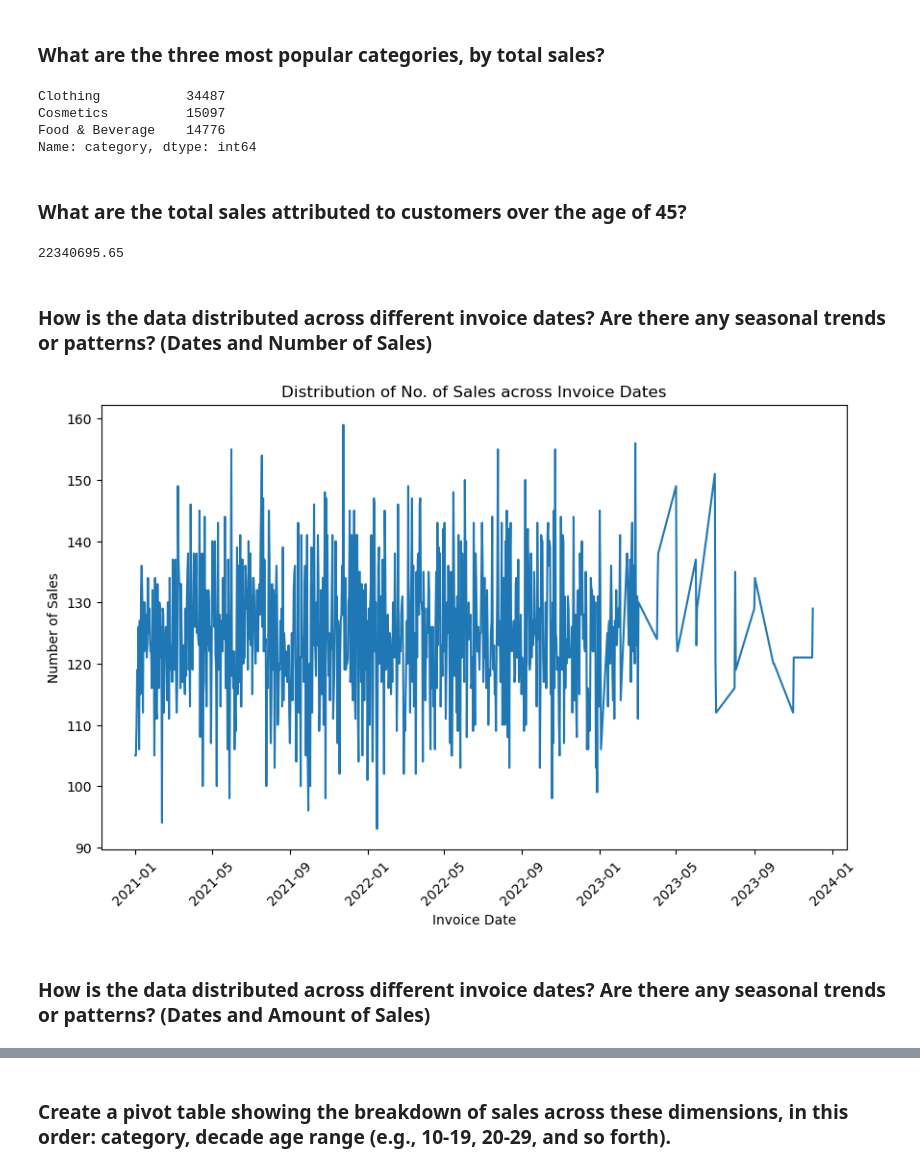
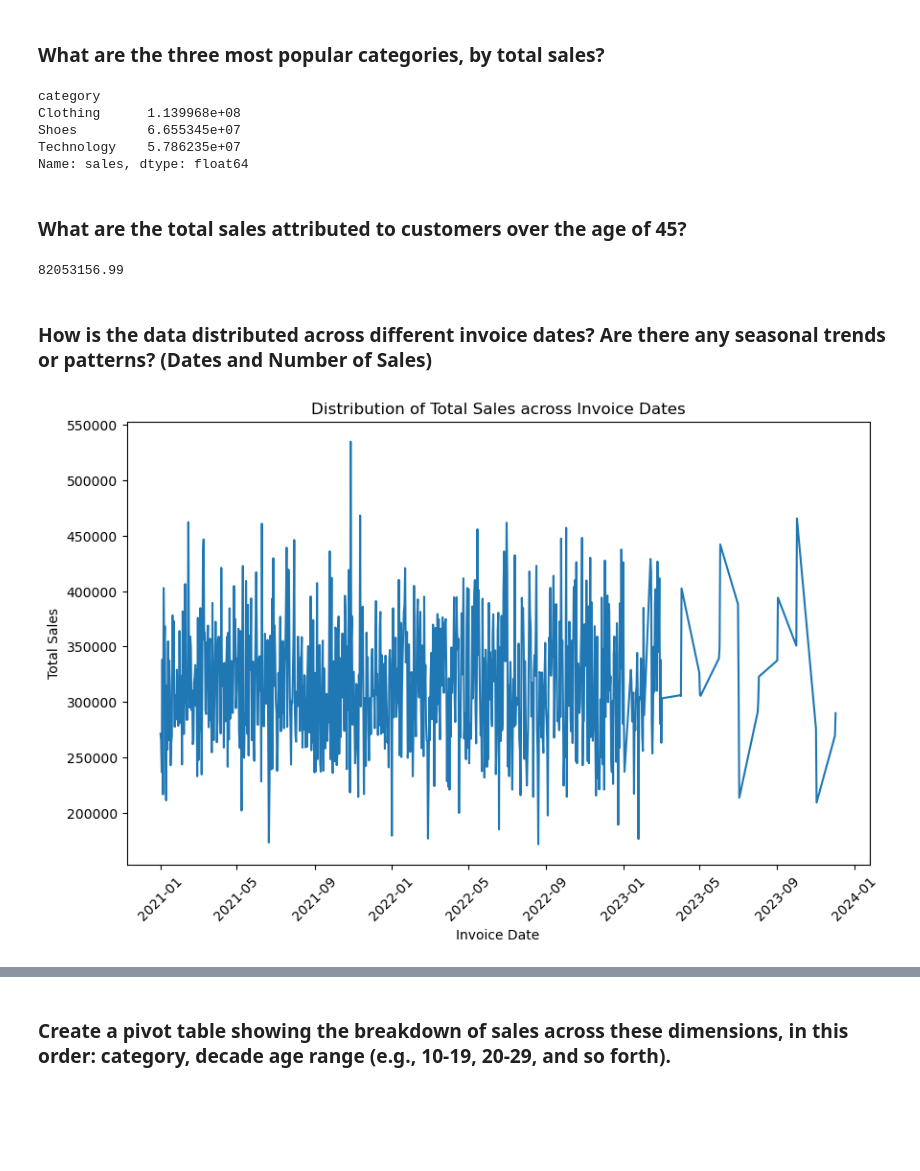
Before and after one commit to malenariz/programming_assignments, a Jupyter notebook: assignment-templates/sales-data.ipynb, the cells around one changed output, grey strips where cells are left out. Cells and saved outputs as stored; diff of their text form; code cells hidden in the pictures; blank space fills up the shorter version.

```diff
--- a/assignment-templates/sales-data.ipynb
+++ b/assignment-templates/sales-data.ipynb
@@ -35,12 +35,14 @@ df['payment_method'].value_counts().idxmax(), df['payment_method'].value_counts(
 # %% [markdown]
 ### What are the three most popular categories, by total sales?
 # %%
-df['category'].value_counts().nlargest(3)
+df['sales'] = df['quantity'] * df['price']
+df.groupby('category')['sales'].sum().nlargest(3)
 # %% [output]
-Clothing           34487
-Cosmetics          15097
-Food & Beverage    14776
-Name: category, dtype: int64
+category
+Clothing      1.139968e+08
+Shoes         6.655345e+07
+Technology    5.786235e+07
+Name: sales, dtype: float64
 # %% [markdown]
 ### What are the total sales attributed to customers over the age of 45?
 # %%
@@ -48,22 +50,20 @@ age_id = pd.DataFrame(data['age'].items(), columns=['customer_id', 'age'])
 age_id['customer_id'] = age_id['customer_id'].astype(int)
 merged_data = df.merge(age_id, on='customer_id')
 age_over_45 = merged_data[merged_data['age'] > 45]
-age_over_45['price'].sum()
+age_over_45['sales'].sum()
 # %% [output]
-22340695.65
+82053156.99
 # %% [markdown]
 ### How is the data distributed across different invoice dates? Are there any seasonal trends or patterns? (Dates and Number of Sales)
 # %%
 df['invoice_date'] = pd.to_datetime(df['invoice_date'])
-sales_per_date = df.groupby('invoice_date').size()
+sales_per_date = df.groupby('invoice_date')['sales'].sum()
 plt.figure(figsize=(10, 6))
 plt.plot(sales_per_date.index, sales_per_date.values)
 plt.xlabel('Invoice Date')
-plt.ylabel('Number of Sales')
-plt.title('Distribution of No. of Sales across Invoice Dates')
+plt.ylabel('Total Sales')
+plt.title('Distribution of Total Sales across Invoice Dates')
 plt.xticks(rotation=45)
 plt.show()
 # %% [output]
-[figure, old version]
+[figure, new version]
-# %% [markdown]
-### How is the data distributed across different invoice dates? Are there any seasonal trends or patterns? (Dates and Amount of Sales)
```
Also changed, not shown: parts of 3 cells of this notebook.
